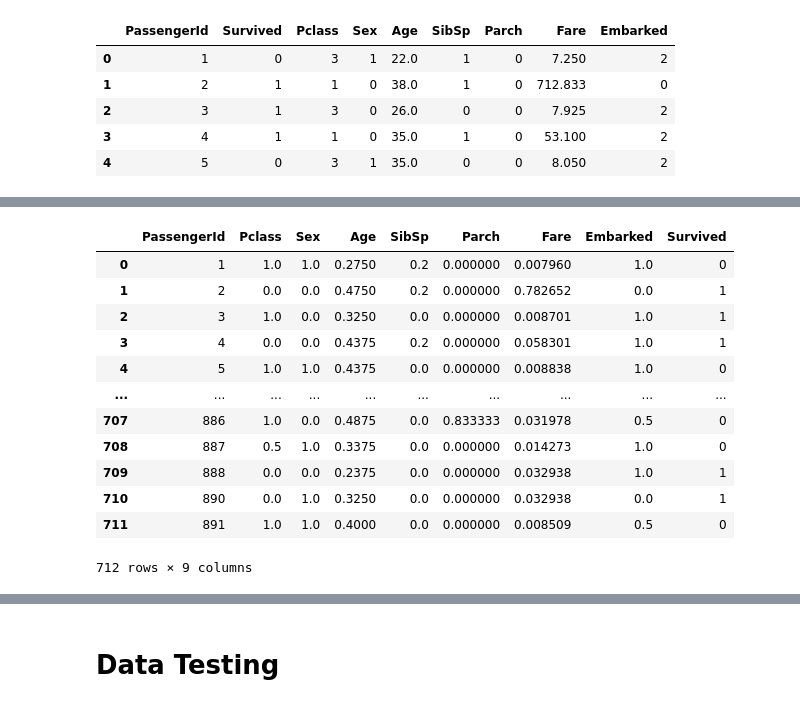
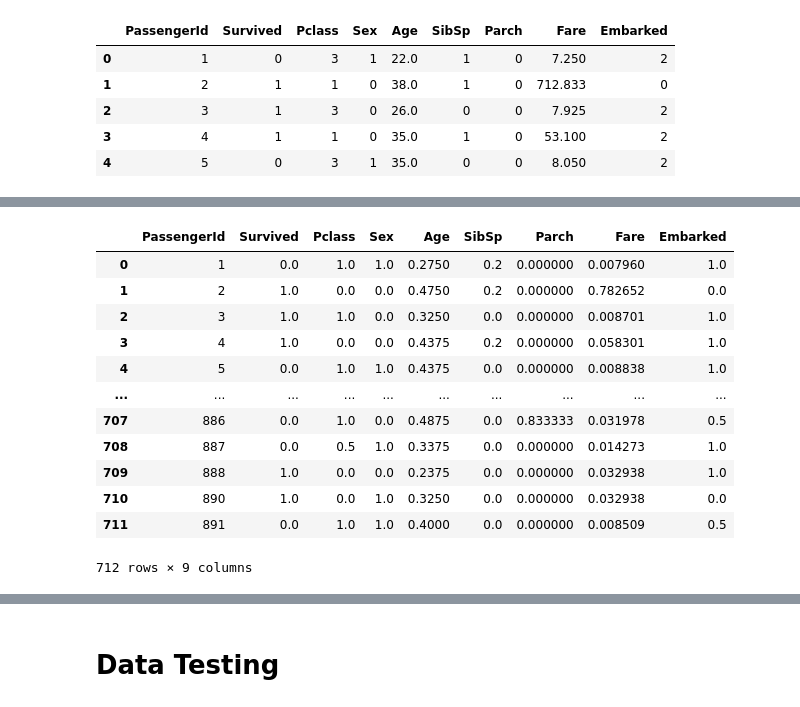
Before and after one commit to WawanWidiantara/Single-Layer-Perceptron, a Jupyter notebook: Single-Layer-Perceptron/experiment/allan-slp.ipynb, the cells around one changed output, grey strips where cells are left out. Drawn from its saved outputs; the diff is of its cells as text; code cells hidden in the pictures.

```diff
--- a/Single-Layer-Perceptron/experiment/allan-slp.ipynb
+++ b/Single-Layer-Perceptron/experiment/allan-slp.ipynb
@@ -154,33 +135,37 @@ train
-# %%
-### Normalisasi
-feature = x_train.copy()
-label = y_train.copy()
-label = label.reshape(-1,1)
-passengerId = train.iloc[:, 0].values.reshape(-1,1)
-col = train.columns.values.tolist()
-col.pop(1)
-col.append("Survived")
-
-mnmx = MinMaxScaler()
-feature = mnmx.fit_transform(feature)
-
-data = np.concatenate((passengerId, feature), axis=1)
-dataLabel = np.concatenate((data, label), axis=1)
-normalize_data_train = pd.DataFrame(dataLabel, columns=col)
-
-normalize_data_train = normalize_data_train.astype({'PassengerId': 'int64', 'Survived': 'int64'})
-normalize_data_train
-# %% [output]
-|  | PassengerId | Pclass | Sex | Age | SibSp | Parch | Fare | Embarked | Survived |
-| 0 | 1 | 1.0 | 1.0 | 0.2750 | 0.2 | 0.000000 | 0.007960 | 1.0 | 0 |
-| 1 | 2 | 0.0 | 0.0 | 0.4750 | 0.2 | 0.000000 | 0.782652 | 0.0 | 1 |
-| 2 | 3 | 1.0 | 0.0 | 0.3250 | 0.0 | 0.000000 | 0.008701 | 1.0 | 1 |
-| 3 | 4 | 0.0 | 0.0 | 0.4375 | 0.2 | 0.000000 | 0.058301 | 1.0 | 1 |
-| 4 | 5 | 1.0 | 1.0 | 0.4375 | 0.0 | 0.000000 | 0.008838 | 1.0 | 0 |
-| ... | ... | ... | ... | ... | ... | ... | ... | ... | ... |
-| 707 | 886 | 1.0 | 0.0 | 0.4875 | 0.0 | 0.833333 | 0.031978 | 0.5 | 0 |
-| 708 | 887 | 0.5 | 1.0 | 0.3375 | 0.0 | 0.000000 | 0.014273 | 1.0 | 0 |
-| 709 | 888 | 0.0 | 0.0 | 0.2375 | 0.0 | 0.000000 | 0.032938 | 1.0 | 1 |
-| 710 | 890 | 0.0 | 1.0 | 0.3250 | 0.0 | 0.000000 | 0.032938 | 0.0 | 1 |
-| 711 | 891 | 1.0 | 1.0 | 0.4000 | 0.0 | 0.000000 | 0.008509 | 0.5 | 0 |
-712 rows × 9 columns
+# %%
+### Split Feature and Label
+train = df.copy()
+x_train = train.iloc[:, 2:].values
+y_train = train.iloc[:, 1].values
+train
+
+### Normalisasi
+
+scaler = MinMaxScaler()
+df_normalized = pd.DataFrame(scaler.fit_transform(df), columns=df.columns.astype(str))
+df_normalized
+
+### Split Feature and Label
+train_normalized = df_normalized.copy()
+x_train_normalized = train_normalized.iloc[:, 2:].values
+y_train_normalized = train_normalized.iloc[:, 1].values
+train_normalized = pd.DataFrame(train_normalized, columns=train_normalized.columns)
+
+id_column = df['PassengerId']
+train_normalized = train_normalized.drop(columns=['PassengerId'])
+train_normalized.insert(0, 'PassengerId', id_column)
+train_normalized
+# %% [output]
+|  | PassengerId | Survived | Pclass | Sex | Age | SibSp | Parch | Fare | Embarked |
+| 0 | 1 | 0.0 | 1.0 | 1.0 | 0.2750 | 0.2 | 0.000000 | 0.007960 | 1.0 |
+| 1 | 2 | 1.0 | 0.0 | 0.0 | 0.4750 | 0.2 | 0.000000 | 0.782652 | 0.0 |
+| 2 | 3 | 1.0 | 1.0 | 0.0 | 0.3250 | 0.0 | 0.000000 | 0.008701 | 1.0 |
+| 3 | 4 | 1.0 | 0.0 | 0.0 | 0.4375 | 0.2 | 0.000000 | 0.058301 | 1.0 |
+| 4 | 5 | 0.0 | 1.0 | 1.0 | 0.4375 | 0.0 | 0.000000 | 0.008838 | 1.0 |
+| ... | ... | ... | ... | ... | ... | ... | ... | ... | ... |
+| 707 | 886 | 0.0 | 1.0 | 0.0 | 0.4875 | 0.0 | 0.833333 | 0.031978 | 0.5 |
+| 708 | 887 | 0.0 | 0.5 | 1.0 | 0.3375 | 0.0 | 0.000000 | 0.014273 | 1.0 |
+| 709 | 888 | 1.0 | 0.0 | 0.0 | 0.2375 | 0.0 | 0.000000 | 0.032938 | 1.0 |
+| 710 | 890 | 1.0 | 0.0 | 1.0 | 0.3250 | 0.0 | 0.000000 | 0.032938 | 0.0 |
+| 711 | 891 | 0.0 | 1.0 | 1.0 | 0.4000 | 0.0 | 0.000000 | 0.008509 | 0.5 |
+712 rows × 9 columns
```
Also changed, not shown: parts of 37 cells of this notebook.
